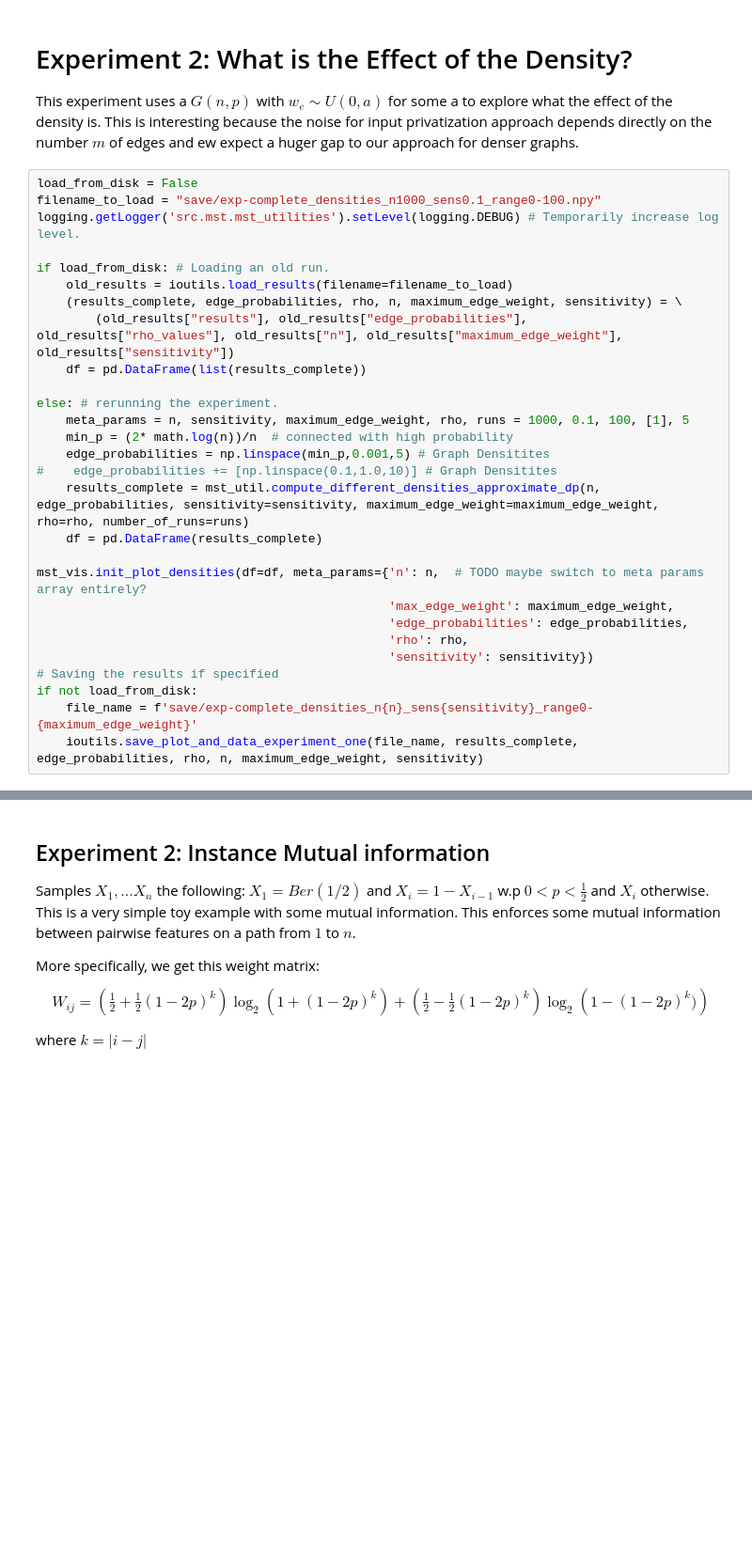
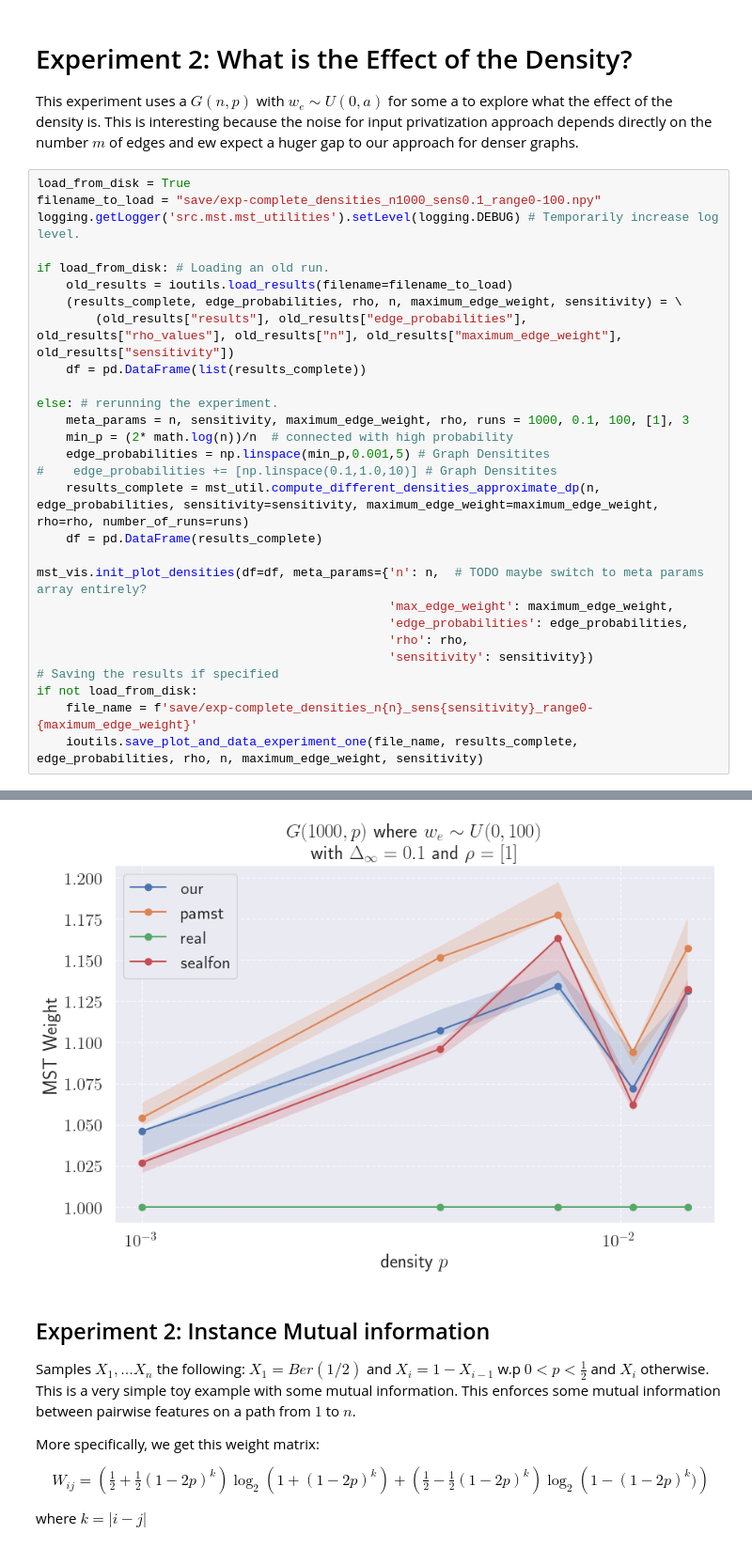
Before and after one commit to lukas681/Optimal-Private-Spanning-Trees, a Jupyter notebook: Notebooks/experiments.ipynb, the cells around one changed output, grey strips where cells are left out. Shown at 94% size. Cells and saved outputs as stored; diff of their text form; blank space fills up the shorter version.

```diff
--- a/Notebooks/experiments.ipynb
+++ b/Notebooks/experiments.ipynb
@@ -93,7 +93,7 @@ NameError: name 'logging' is not defined
 This experiment uses a $G(n, p)$ with $w_e \sim U(0, a)$ for some a to explore what the effect of the density is.
 This is interesting because the noise for input privatization approach depends directly on the number $m$ of edges and ew expect a huger gap to our approach for denser graphs.
 # %%
-load_from_disk = False
+load_from_disk = True
 filename_to_load = "save/exp-complete_densities_n1000_sens0.1_range0-100.npy"
 logging.getLogger('src.mst.mst_utilities').setLevel(logging.DEBUG) # Temporarily increase log level.
 
@@ -104,7 +104,7 @@ if load_from_disk: # Loading an old run.
     df = pd.DataFrame(list(results_complete))
 
 else: # rerunning the experiment.
-    meta_params = n, sensitivity, maximum_edge_weight, rho, runs = 1000, 0.1, 100, [1], 5
+    meta_params = n, sensitivity, maximum_edge_weight, rho, runs = 1000, 0.1, 100, [1], 3
     min_p = (2* math.log(n))/n  # connected with high probability
     edge_probabilities = np.linspace(min_p,0.001,5) # Graph Densitites
 #    edge_probabilities += [np.linspace(0.1,1.0,10)] # Graph Densitites
@@ -127,3 +124,4 @@ if not load_from_disk:
+[figure, added]
 # %% [markdown]
 ## Experiment 2: Instance Mutual information
 
```
Also changed, not shown: parts of 1 cell of this notebook, 2 other files.
